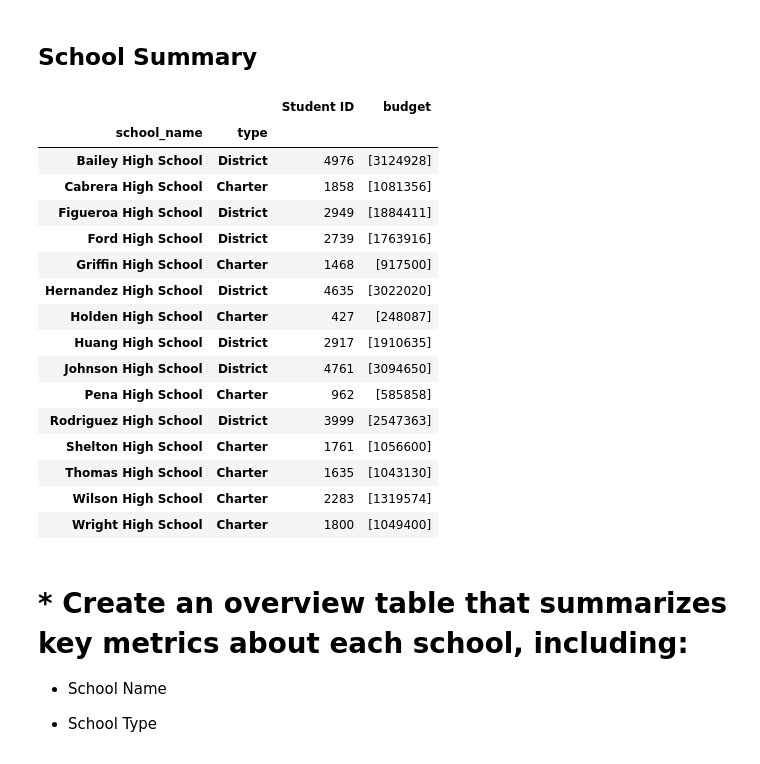
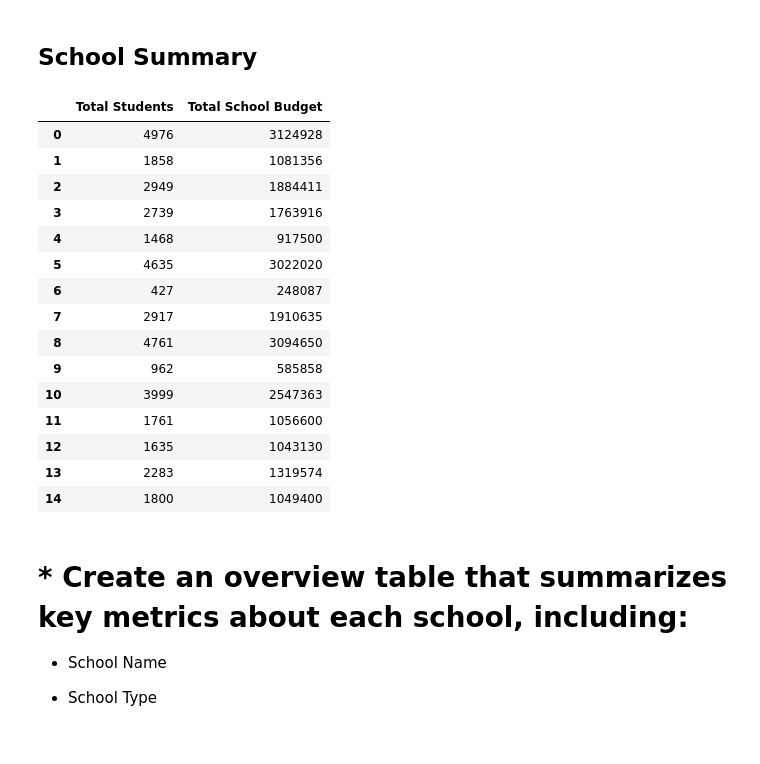
Before and after one commit to ltrentino/pandas-challenge, a Jupyter notebook: PyCitySchools/PyCitySchools_starter.ipynb, the cells around one changed output. Cells and saved outputs as stored; diff of their text form; code cells hidden in the pictures.

Commit message:
still working on school summary

```diff
--- a/PyCitySchools/PyCitySchools_starter.ipynb
+++ b/PyCitySchools/PyCitySchools_starter.ipynb
@@ -72,29 +72,35 @@ district_summary
 # %% [markdown]
 ## School Summary
 # %%
+total_students = school_data_complete.groupby(["school_name","type"], as_index=False)["Student ID"].count()
+total_school_budget = school_data_complete.groupby(["school_name","type"], as_index=False)["budget"].first()
+total_students["Student ID"]
 
-total_students =pd.DataFrame(school_data_complete.groupby(["school_name"])["Student ID"].count())
-total_school_budget = pd.DataFrame(school_data_complete.groupby(["school_name""])["budget"].unique())
 
-pd.merge(total_students,total_school_budget, how="left", on=["school_name","type"])
+pd.DataFrame({
+
+    "Total Students": total_students["Student ID"],
+    "Total School Budget": total_school_budget["budget"]
+})
+
+#pd.DataFrame({(total_students,total_school_budget, how="left", on=["school_name"])
 # %% [output]
-|  |  | Student ID | budget |
-| school_name | type |  |  |
-| Bailey High School | District | 4976 | [3124928] |
-| Cabrera High School | Charter | 1858 | [1081356] |
-| Figueroa High School | District | 2949 | [1884411] |
-| Ford High School | District | 2739 | [1763916] |
-| Griffin High School | Charter | 1468 | [917500] |
-| Hernandez High School | District | 4635 | [3022020] |
-| Holden High School | Charter | 427 | [248087] |
-| Huang High School | District | 2917 | [1910635] |
-| Johnson High School | District | 4761 | [3094650] |
-| Pena High School | Charter | 962 | [585858] |
-| Rodriguez High School | District | 3999 | [2547363] |
-| Shelton High School | Charter | 1761 | [1056600] |
-| Thomas High School | Charter | 1635 | [1043130] |
-| Wilson High School | Charter | 2283 | [1319574] |
-| Wright High School | Charter | 1800 | [1049400] |
+|  | Total Students | Total School Budget |
+| 0 | 4976 | 3124928 |
+| 1 | 1858 | 1081356 |
+| 2 | 2949 | 1884411 |
+| 3 | 2739 | 1763916 |
+| 4 | 1468 | 917500 |
+| 5 | 4635 | 3022020 |
+| 6 | 427 | 248087 |
+| 7 | 2917 | 1910635 |
+| 8 | 4761 | 3094650 |
+| 9 | 962 | 585858 |
+| 10 | 3999 | 2547363 |
+| 11 | 1761 | 1056600 |
+| 12 | 1635 | 1043130 |
+| 13 | 2283 | 1319574 |
+| 14 | 1800 | 1049400 |
 # %% [markdown]
 # * Create an overview table that summarizes key metrics about each school, including:
   * School Name
```
